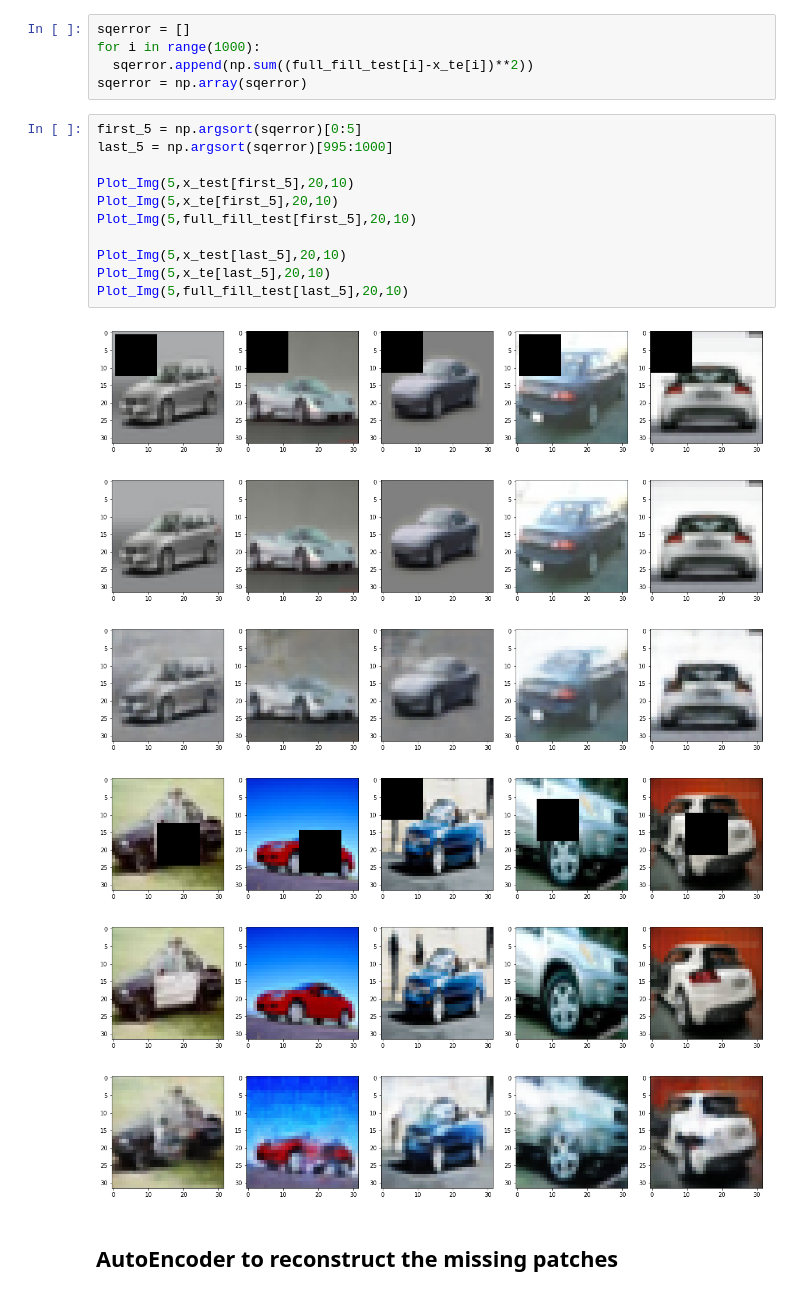
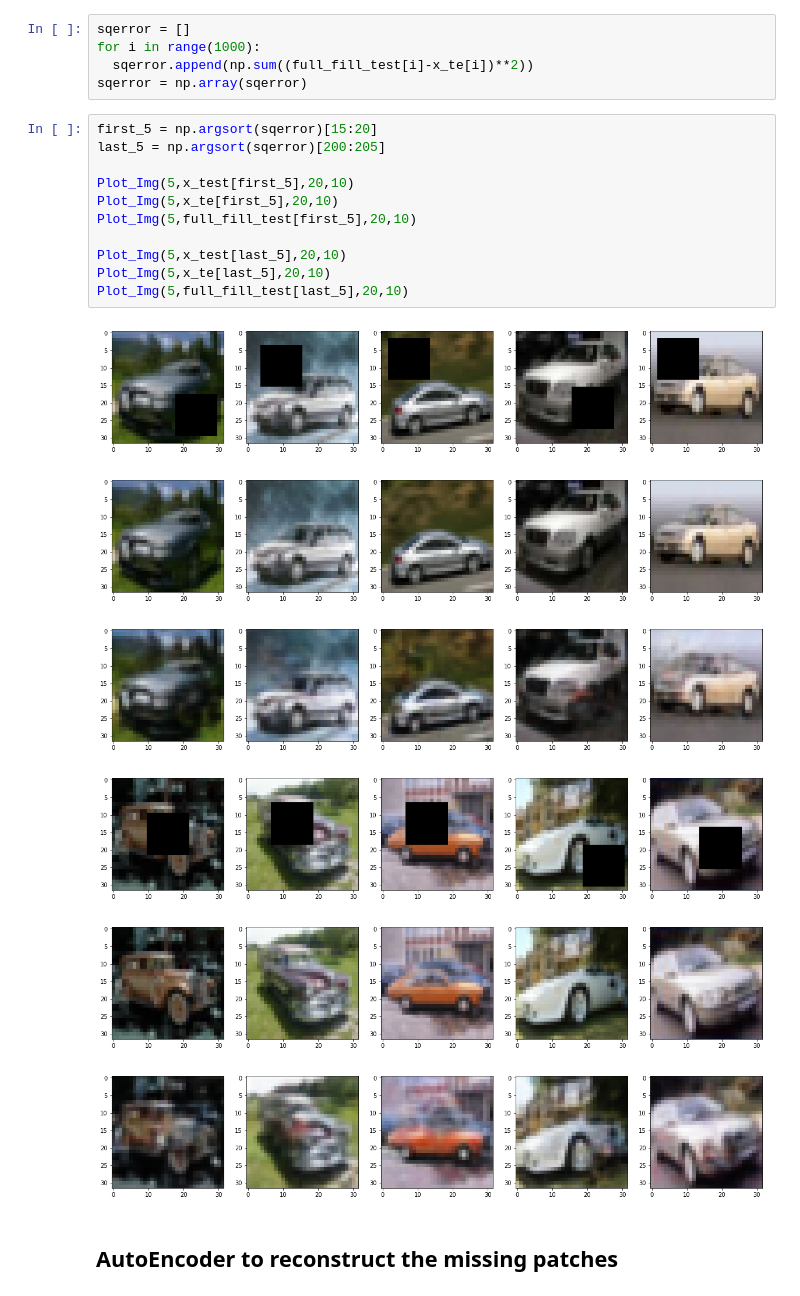
Before and after one commit to nji3/Deep_Learning_Study_Tutorial, a Jupyter notebook: Image Fill/Image_Fill_by_AutoEncoder.ipynb, the cells around one changed output. Drawn from its saved outputs; the diff is of its cells as text.

```diff
--- a/Image Fill/Image_Fill_by_AutoEncoder.ipynb
+++ b/Image Fill/Image_Fill_by_AutoEncoder.ipynb
@@ -180,23 +178,23 @@ for i in range(1000):
   sqerror.append(np.sum((full_fill_test[i]-x_te[i])**2))
 sqerror = np.array(sqerror)
 # %%
-first_5 = np.argsort(sqerror)[0:5]
-last_5 = np.argsort(sqerror)[995:1000]
+first_5 = np.argsort(sqerror)[15:20]
+last_5 = np.argsort(sqerror)[200:205]
 
 Plot_Img(5,x_test[first_5],20,10)
 Plot_Img(5,x_te[first_5],20,10)
 Plot_Img(5,full_fill_test[first_5],20,10)
 
 Plot_Img(5,x_test[last_5],20,10)
 Plot_Img(5,x_te[last_5],20,10)
 Plot_Img(5,full_fill_test[last_5],20,10)
 # %% [output]
-[figure, old version]
+[figure, new version]
-[figure, old version]
+[figure, new version]
-[figure, old version]
+[figure, new version]
-[figure, old version]
+[figure, new version]
-[figure, old version]
+[figure, new version]
-[figure, old version]
+[figure, new version]
 # %% [markdown]
 ## AutoEncoder to reconstruct the missing patches
 # %%
```
Also changed, not shown: parts of 13 cells of this notebook.
